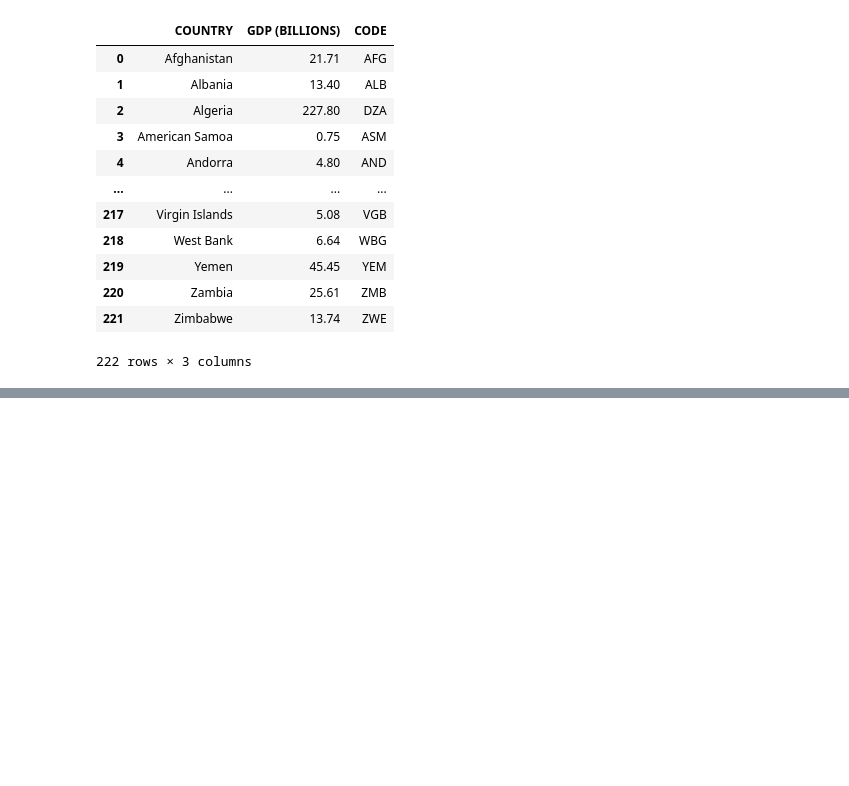
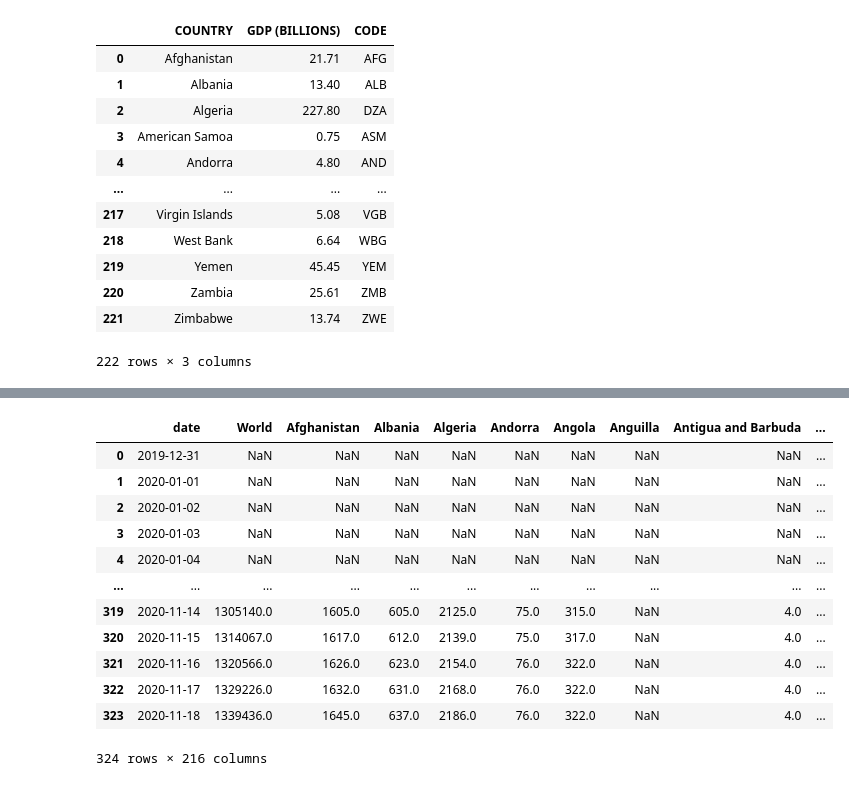
Before and after one commit to MJ22959/pythonbasics-with-mini-projects, a Jupyter notebook: Datasciencebasics3.ipynb, the cells around one changed output, grey strips where cells are left out. Drawn from its saved outputs; the diff is of its cells as text; code cells hidden in the pictures; blank space fills up the shorter version.

```diff
--- a/Datasciencebasics3.ipynb
+++ b/Datasciencebasics3.ipynb
@@ -97,0 +150,17 @@ po.iplot(x)
+# %%
+covid_totaldeath = pd.read_csv('total_deaths.csv')
+covid_totaldeath
+# %% [output]
+|  | date | World | Afghanistan | Albania | Algeria | Andorra | Angola | Anguilla | Antigua and Barbuda | ... |
+| 0 | 2019-12-31 | NaN | NaN | NaN | NaN | NaN | NaN | NaN | NaN | ... |
+| 1 | 2020-01-01 | NaN | NaN | NaN | NaN | NaN | NaN | NaN | NaN | ... |
+| 2 | 2020-01-02 | NaN | NaN | NaN | NaN | NaN | NaN | NaN | NaN | ... |
+| 3 | 2020-01-03 | NaN | NaN | NaN | NaN | NaN | NaN | NaN | NaN | ... |
+| 4 | 2020-01-04 | NaN | NaN | NaN | NaN | NaN | NaN | NaN | NaN | ... |
+| ... | ... | ... | ... | ... | ... | ... | ... | ... | ... | ... |
+| 319 | 2020-11-14 | 1305140.0 | 1605.0 | 605.0 | 2125.0 | 75.0 | 315.0 | NaN | 4.0 | ... |
+| 320 | 2020-11-15 | 1314067.0 | 1617.0 | 612.0 | 2139.0 | 75.0 | 317.0 | NaN | 4.0 | ... |
+| 321 | 2020-11-16 | 1320566.0 | 1626.0 | 623.0 | 2154.0 | 76.0 | 322.0 | NaN | 4.0 | ... |
+| 322 | 2020-11-17 | 1329226.0 | 1632.0 | 631.0 | 2168.0 | 76.0 | 322.0 | NaN | 4.0 | ... |
+| 323 | 2020-11-18 | 1339436.0 | 1645.0 | 637.0 | 2186.0 | 76.0 | 322.0 | NaN | 4.0 | ... |
+324 rows × 216 columns
```
Also changed, not shown: parts of 6 cells of this notebook, 7 other files.
